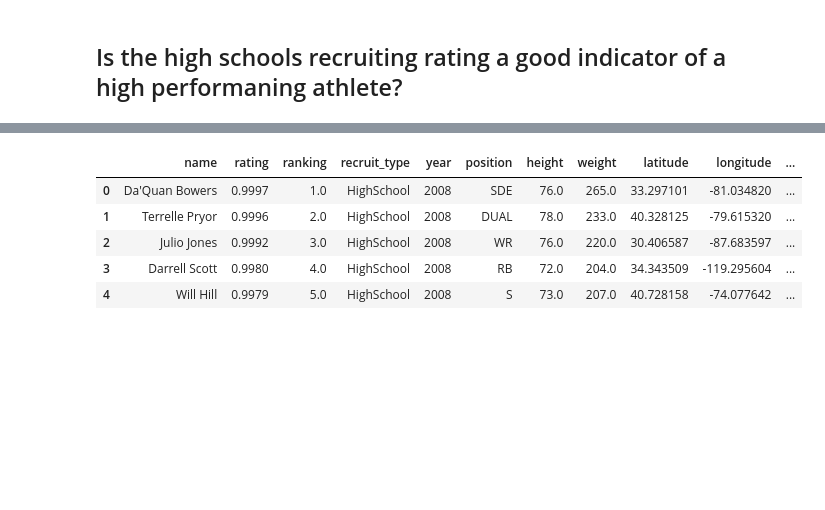
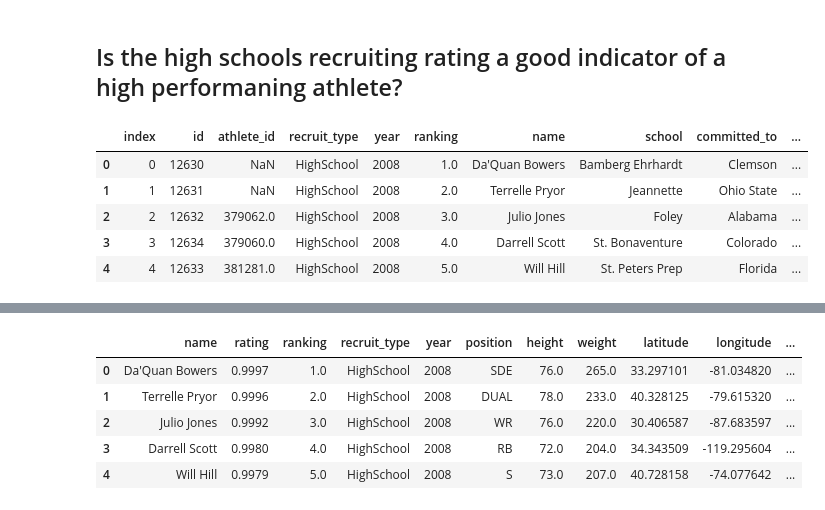
Before and after one commit to chrismca13/CFB_draft_propensity, a Jupyter notebook: notebooks/2_join_data_M2.ipynb, the cells around one changed output, grey strips where cells are left out. Cells and saved outputs as stored; diff of their text form; code cells hidden in the pictures; blank space fills up the shorter version.

```diff
--- a/notebooks/2_join_data_M2.ipynb
+++ b/notebooks/2_join_data_M2.ipynb
@@ -18,3 +18,12 @@ warnings.filterwarnings('ignore')
 draft = pd.read_csv('../data/draft_2010_2024.csv')
 recruits = pd.read_csv('../data/recruits_2008_2020.csv')
 df_team_year = pd.read_csv('../data/team_season.csv')
+# %%
+recruits.head()
+# %% [output]
+|  | index | id | athlete_id | recruit_type | year | ranking | name | school | committed_to | ... |
+| 0 | 0 | 12630 | NaN | HighSchool | 2008 | 1.0 | Da'Quan Bowers | Bamberg Ehrhardt | Clemson | ... |
+| 1 | 1 | 12631 | NaN | HighSchool | 2008 | 2.0 | Terrelle Pryor | Jeannette | Ohio State | ... |
+| 2 | 2 | 12632 | 379062.0 | HighSchool | 2008 | 3.0 | Julio Jones | Foley | Alabama | ... |
+| 3 | 3 | 12634 | 379060.0 | HighSchool | 2008 | 4.0 | Darrell Scott | St. Bonaventure | Colorado | ... |
+| 4 | 4 | 12633 | 381281.0 | HighSchool | 2008 | 5.0 | Will Hill | St. Peters Prep | Florida | ... |
```
Also changed, not shown: parts of 7 cells of this notebook.
